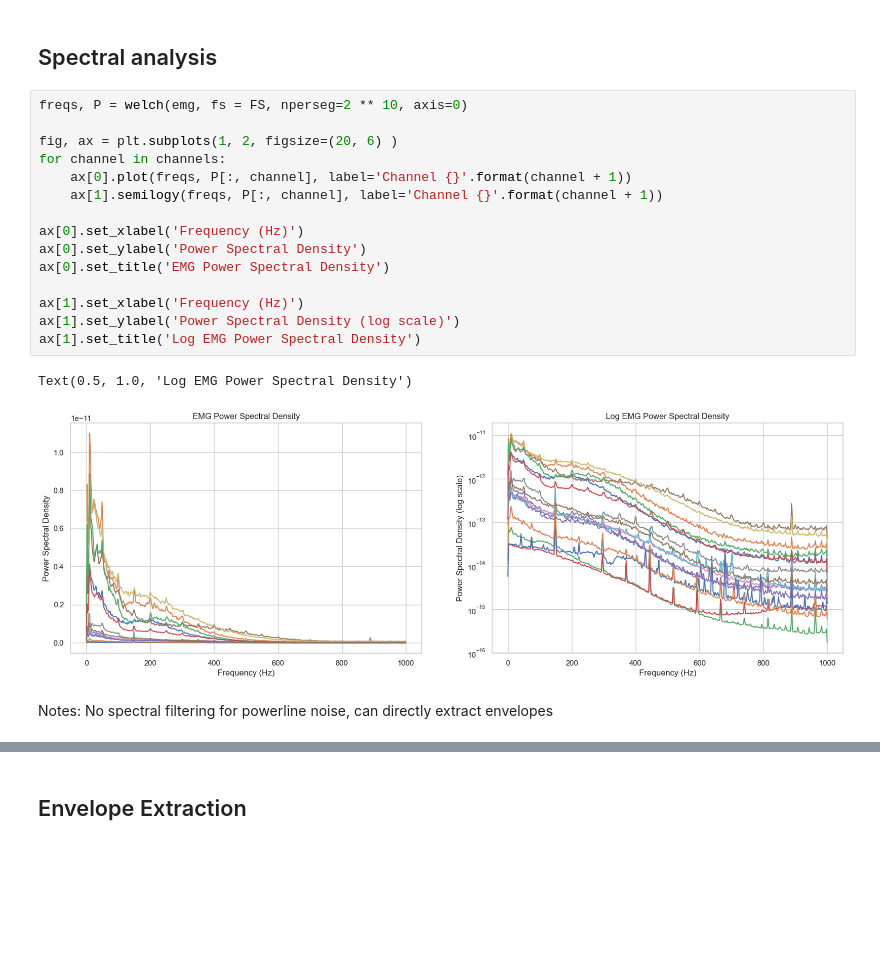
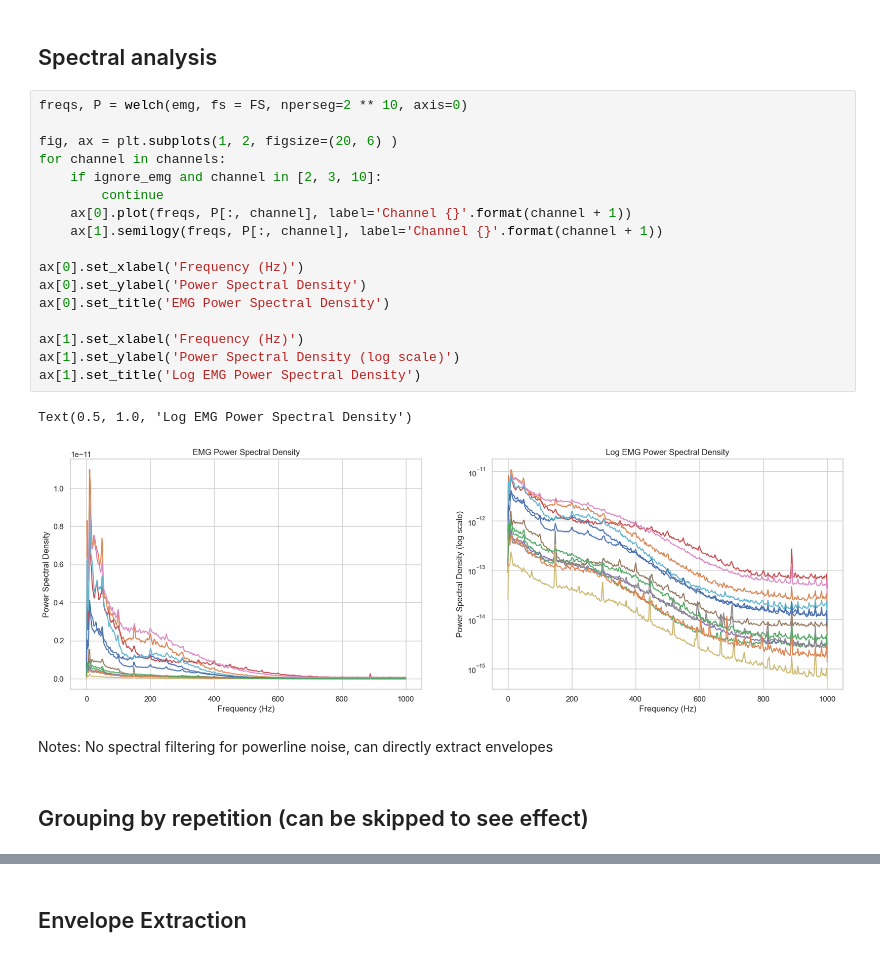
Before and after one commit to 22cav/nssp-mp2, a Jupyter notebook: part3/joint_angles.ipynb, the cells around one changed output, grey strips where cells are left out. Drawn from its saved outputs; the diff is of its cells as text; blank space fills up the shorter version.

```diff
--- a/part3/joint_angles.ipynb
+++ b/part3/joint_angles.ipynb
@@ -117,20 +117,24 @@ ignore_emg = True # ignore flat channels 3, 4, 11
 # %%
 freqs, P = welch(emg, fs = FS, nperseg=2 ** 10, axis=0)
 
 fig, ax = plt.subplots(1, 2, figsize=(20, 6) )
 for channel in channels:
+    if ignore_emg and channel in [2, 3, 10]:
+        continue
     ax[0].plot(freqs, P[:, channel], label='Channel {}'.format(channel + 1))
     ax[1].semilogy(freqs, P[:, channel], label='Channel {}'.format(channel + 1))
 
 ax[0].set_xlabel('Frequency (Hz)')
 ax[0].set_ylabel('Power Spectral Density')
 ax[0].set_title('EMG Power Spectral Density')
 
 ax[1].set_xlabel('Frequency (Hz)')
 ax[1].set_ylabel('Power Spectral Density (log scale)')
 ax[1].set_title('Log EMG Power Spectral Density')
 # %% [output]
 Text(0.5, 1.0, 'Log EMG Power Spectral Density')
-[figure, old version]
+[figure, new version]
-# %% [markdown]
-Notes: No spectral filtering for powerline noise, can directly extract envelopes
+# %% [markdown]
+Notes: No spectral filtering for powerline noise, can directly extract envelopes
+# %% [markdown]
+## Grouping by repetition (can be skipped to see effect)
```
Also changed, not shown: parts of 27 cells of this notebook.
